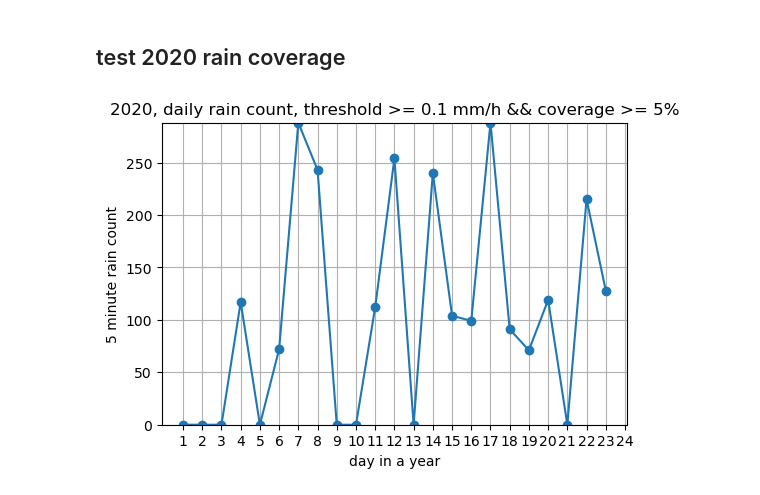
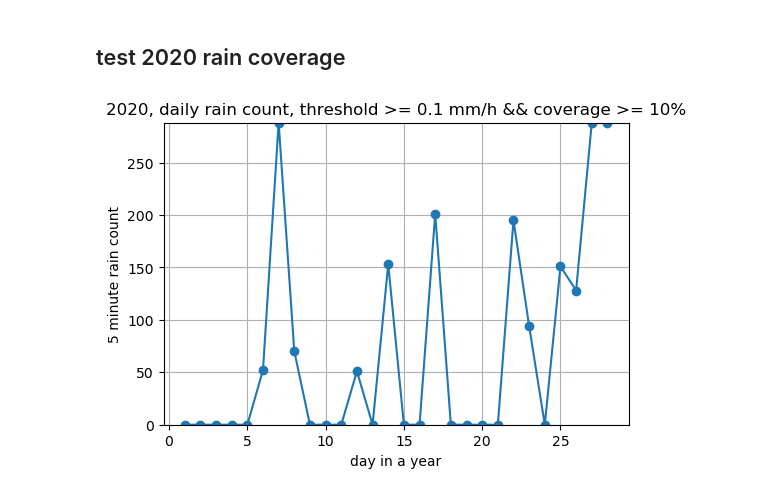
Before and after one commit to Yuchaowni/rainymotion, a Jupyter notebook: docs/notebooks/use_dailyJoblib_check_rain_coverage.ipynb, the cells around one changed output. Cells and saved outputs as stored; diff of their text form; code cells hidden in the pictures.

```diff
--- a/docs/notebooks/use_dailyJoblib_check_rain_coverage.ipynb
+++ b/docs/notebooks/use_dailyJoblib_check_rain_coverage.ipynb
@@ -229,10 +229,11 @@ plt.show()
 # %% [markdown]
 ## test 2020 rain coverage
 # %%
-rain_year = np.zeros(shape=(23,288), dtype = np.float16)
 data_folder = "/Users/jiang/data/jma_radar"
 dt     = datetime(2020,1,1,0,0)  # included
-dt_end = datetime(2020,1,24,0,0)  # not included
+dt_end = datetime(2020,1,29,0,0)  # not included
+days = dt_end.day - 1
+rain_year = np.zeros(shape=(days,288), dtype = np.float16)
 time_step = 24 * 60 * 60 # seconds
 threshold = 0.1
 cnt = 0
@@ -251,13 +252,13 @@ while dt < dt_end:
         print(dt)
 # %%
 plt.figure(dpi=100)
-plt.plot(list(range(1,24)),np.sum(rain_year >= 5, axis = 1),'-o')
+plt.plot(list(range(1,days+1)),np.sum(rain_year >= 10, axis = 1),'-o')
 plt.xlabel("day in a year")
 plt.ylabel("5 minute rain count")
-plt.title(f"2020, daily rain count, threshold >= 0.1 mm/h && coverage >= 5%")
-plt.xticks(np.linspace(1,24,24))
+plt.title(f"2020, daily rain count, threshold >= 0.1 mm/h && coverage >= 10%")
+#plt.xticks(np.linspace(1,days+1,days+1))
 plt.ylim([0,288])
 plt.grid()
 plt.show()
 # %% [output]
-[figure, old version]
+[figure, new version]
```
Also changed, not shown: parts of 1 cell of this notebook, 6 other files.
